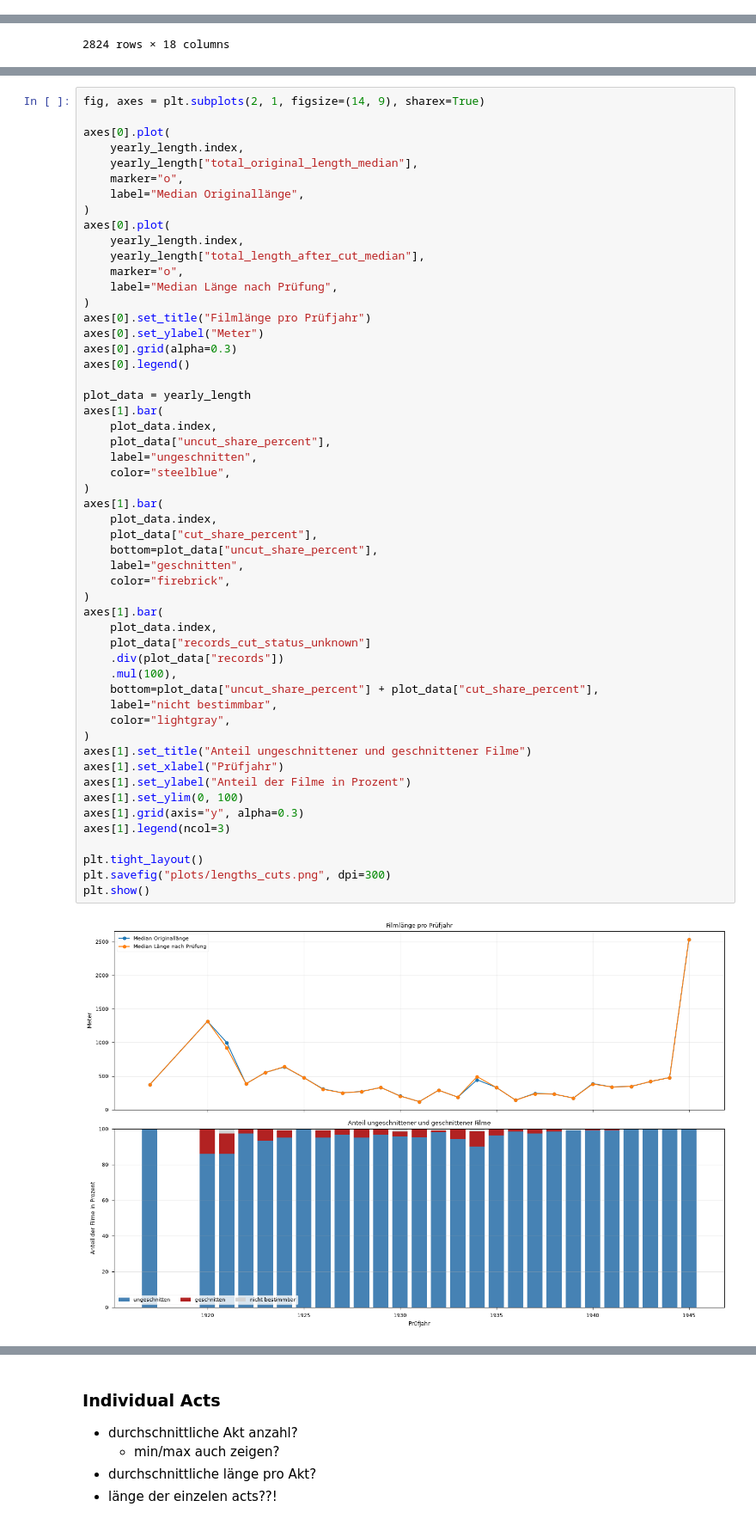
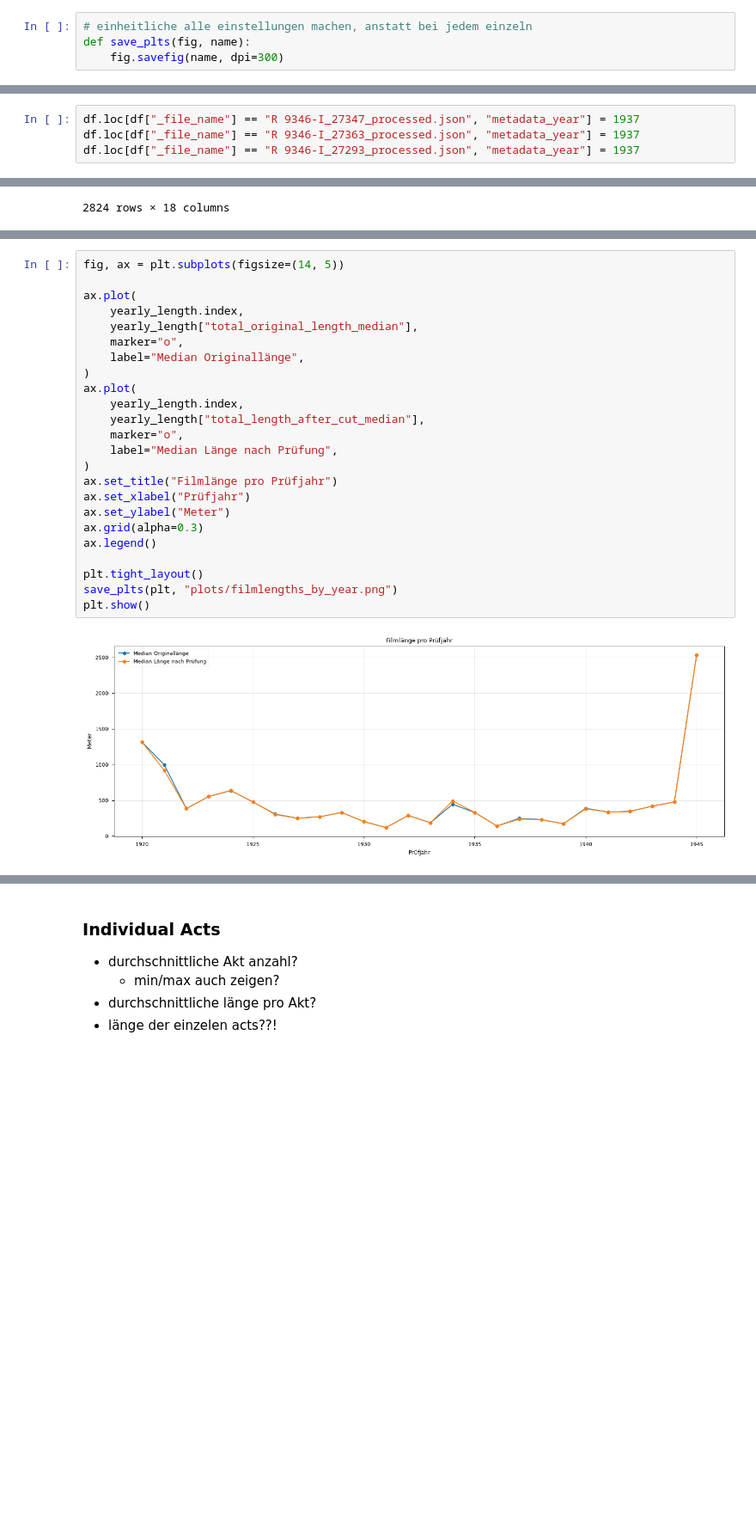
Before and after one commit to codemitdjango/german-film-censorship, a Jupyter notebook: src/analysis/content_analysis.ipynb, the cells around one changed output, grey strips where cells are left out. Shown at 86% size. Drawn from its saved outputs; the diff is of its cells as text; blank space fills up the shorter version.

Commit message:
add function save_plots + fix errors in metadata + change from 2 plots to 4 plots

```diff
--- a/src/analysis/content_analysis.ipynb
+++ b/src/analysis/content_analysis.ipynb
@@ -72,6 +72,10 @@ def parse_german_date(value):
         f"{year}-{month:02d}-{day}",
         errors="coerce",
     )
+# %%
+# einheitliche alle einstellungen machen, anstatt bei jedem einzeln
+def save_plts(fig, name):
+    fig.savefig(name, dpi=300)
 # %% [markdown]
 ## Prepare data
 join metadata with processed
@@ -125,3 +138,7 @@ df["metadata_year"] = df["metadata_Prüfdatum_parsed"].dt.year.astype("Int64")
+# %%
+df.loc[df["_file_name"] == "R 9346-I_27347_processed.json", "metadata_year"] = 1937
+df.loc[df["_file_name"] == "R 9346-I_27363_processed.json", "metadata_year"] = 1937
+df.loc[df["_file_name"] == "R 9346-I_27293_processed.json", "metadata_year"] = 1937
 # %%
 with pd.option_context("display.max_columns", None):
     display(df)
@@ -582,55 +601,26 @@ yearly_length.round(2)
 # %%
-fig, axes = plt.subplots(2, 1, figsize=(14, 9), sharex=True)
+fig, ax = plt.subplots(figsize=(14, 5))
 
-axes[0].plot(
+ax.plot(
     yearly_length.index,
     yearly_length["total_original_length_median"],
     marker="o",
     label="Median Originallänge",
 )
-axes[0].plot(
+ax.plot(
     yearly_length.index,
     yearly_length["total_length_after_cut_median"],
     marker="o",
     label="Median Länge nach Prüfung",
 )
-axes[0].set_title("Filmlänge pro Prüfjahr")
-axes[0].set_ylabel("Meter")
-axes[0].grid(alpha=0.3)
-axes[0].legend()
-
-plot_data = yearly_length
-axes[1].bar(
-    plot_data.index,
-    plot_data["uncut_share_percent"],
-    label="ungeschnitten",
-    color="steelblue",
-)
-axes[1].bar(
-    plot_data.index,
-    plot_data["cut_share_percent"],
-    bottom=plot_data["uncut_share_percent"],
-    label="geschnitten",
-    color="firebrick",
-)
-axes[1].bar(
-    plot_data.index,
-    plot_data["records_cut_status_unknown"]
-    .div(plot_data["records"])
-    .mul(100),
-    bottom=plot_data["uncut_share_percent"] + plot_data["cut_share_percent"],
-    label="nicht bestimmbar",
-    color="lightgray",
-)
-axes[1].set_title("Anteil ungeschnittener und geschnittener Filme")
-axes[1].set_xlabel("Prüfjahr")
-axes[1].set_ylabel("Anteil der Filme in Prozent")
-axes[1].set_ylim(0, 100)
-axes[1].grid(axis="y", alpha=0.3)
-axes[1].legend(ncol=3)
+ax.set_title("Filmlänge pro Prüfjahr")
+ax.set_xlabel("Prüfjahr")
+ax.set_ylabel("Meter")
+ax.grid(alpha=0.3)
+ax.legend()
 
 plt.tight_layout()
-plt.savefig("plots/lengths_cuts.png", dpi=300)
+save_plts(plt, "plots/filmlengths_by_year.png")
 plt.show()
 # %% [output]
-[figure, old version]
+[figure, new version]
```
Also changed, not shown: parts of 12 cells of this notebook, 6 other files.
